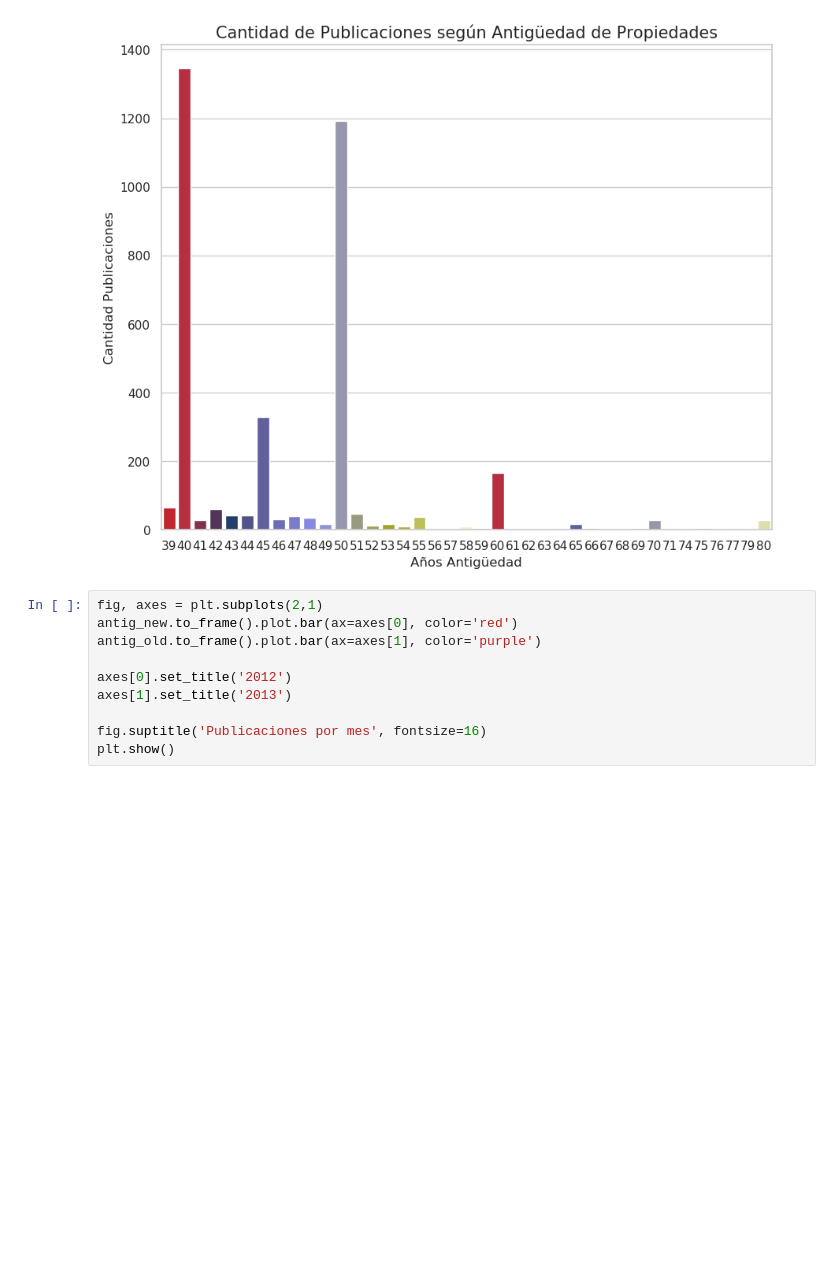
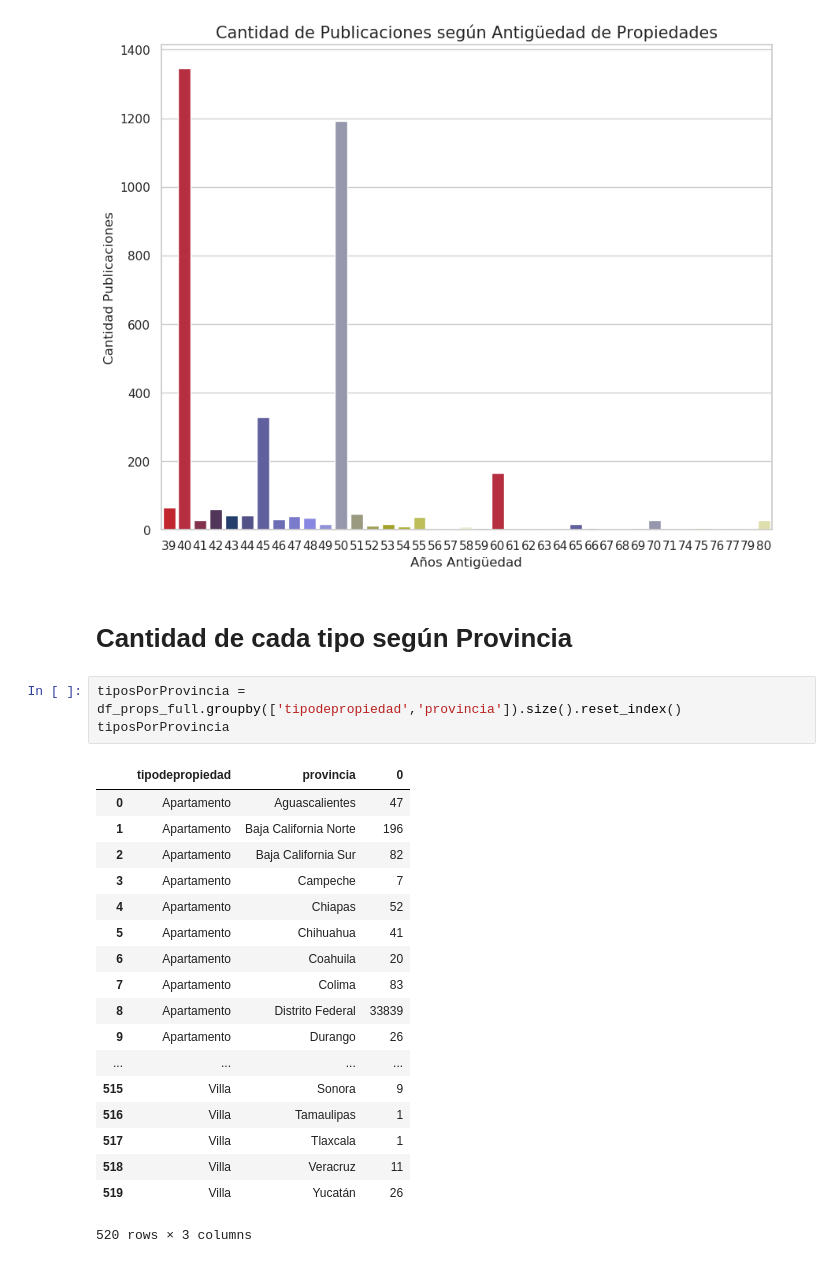
Before and after one commit to sebapenna/OrganizacionDeDatos, a Jupyter notebook: Analisis Tipo Publicaciones.ipynb, the cells around one changed output. Drawn from its saved outputs; the diff is of its cells as text; blank space fills up the shorter version.

```diff
--- a/Analisis Tipo Publicaciones.ipynb
+++ b/Analisis Tipo Publicaciones.ipynb
@@ -160,13 +160,27 @@ antig_old_fig.set_xlabel("Años Antigüedad", fontsize = 12)
 # %% [output]
 Text(0.5, 0, 'Años Antigüedad')
 [figure]
-# %%
-fig, axes = plt.subplots(2,1)
-antig_new.to_frame().plot.bar(ax=axes[0], color='red')
-antig_old.to_frame().plot.bar(ax=axes[1], color='purple')
-
-axes[0].set_title('2012')
-axes[1].set_title('2013')
-
-fig.suptitle('Publicaciones por mes', fontsize=16)
-plt.show()
+# %% [markdown]
+# Cantidad de cada tipo según Provincia
+# %%
+tiposPorProvincia = df_props_full.groupby(['tipodepropiedad','provincia']).size().reset_index()
+tiposPorProvincia
+# %% [output]
+|  | tipodepropiedad | provincia | 0 |
+| 0 | Apartamento | Aguascalientes | 47 |
+| 1 | Apartamento | Baja California Norte | 196 |
+| 2 | Apartamento | Baja California Sur | 82 |
+| 3 | Apartamento | Campeche | 7 |
+| 4 | Apartamento | Chiapas | 52 |
+| 5 | Apartamento | Chihuahua | 41 |
+| 6 | Apartamento | Coahuila | 20 |
+| 7 | Apartamento | Colima | 83 |
+| 8 | Apartamento | Distrito Federal | 33839 |
+| 9 | Apartamento | Durango | 26 |
+| ... | ... | ... | ... |
+| 515 | Villa | Sonora | 9 |
+| 516 | Villa | Tamaulipas | 1 |
+| 517 | Villa | Tlaxcala | 1 |
+| 518 | Villa | Veracruz | 11 |
+| 519 | Villa | Yucatán | 26 |
+520 rows × 3 columns
```
Also changed, not shown: parts of 5 cells of this notebook, 3 other files.
